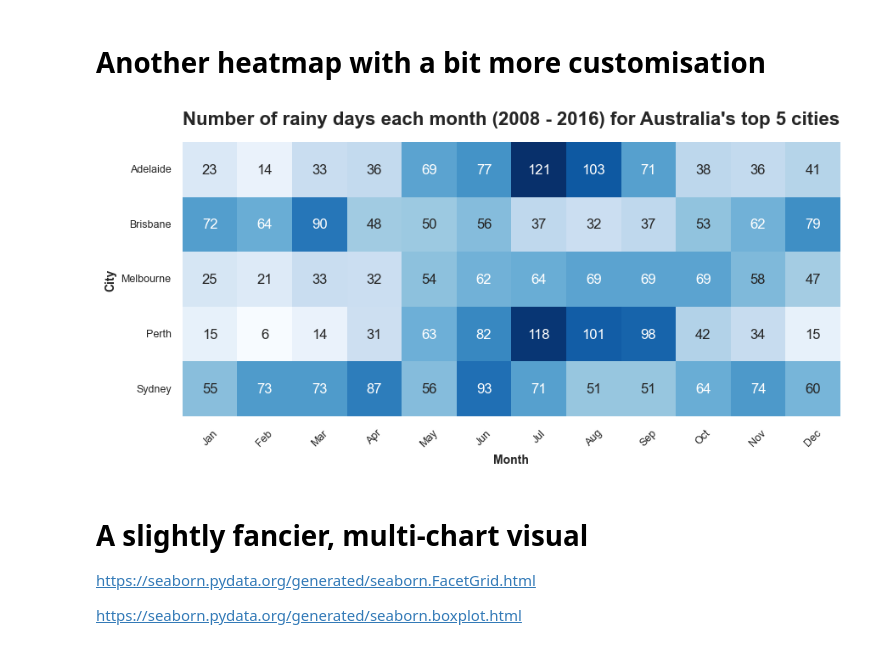
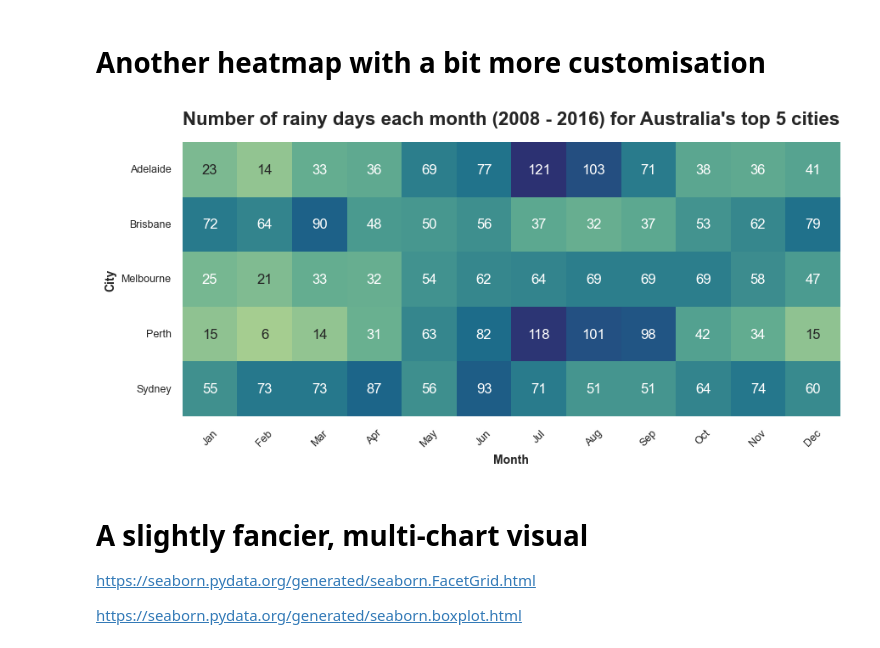
Before and after one commit to NHS-South-Central-and-West/learning-python, a Jupyter notebook: visualising-with-seaborn/surgery-visualising-data-with-seaborn.ipynb, the cells around one changed output. Cells and saved outputs as stored; diff of their text form; code cells hidden in the pictures.

```diff
--- a/visualising-with-seaborn/surgery-visualising-data-with-seaborn.ipynb
+++ b/visualising-with-seaborn/surgery-visualising-data-with-seaborn.ipynb
@@ -124,28 +113,28 @@ plt.show()
 # %%
 # Setting up matplotlib subplots so that we can make some changes later
 f,ax = plt.subplots(figsize=(10, 5))
 
 sns.heatmap(df_top5Cities_rainyDays_pivoted # Heatmap expects rectangular (pivot-like) data
             ,annot=True # Put numbers inside the cells
-            ,fmt=".0f" # force the number format
+            ,fmt=".0f" # Force the number format
             ,square=True # Square vs rectangular cells
             ,cbar=False # Get rid of the colourbar legend on the side
-            ,cmap="Blues" # Seems appropriate for rainfall. Colourmaps reference: https://matplotlib.org/stable/users/explain/colors/colormaps.html
+            ,cmap="crest" # Colourmaps reference: https://matplotlib.org/stable/users/explain/colors/colormaps.html
             ,ax=ax # Tell it to use the matplotlib axes we created earlier
            )
 
 # We need to use some matplotlib code to set our output size, add a title, and capitalise our x-axis label
 ax.tick_params(axis='x', labelsize=9, rotation=45) # I think 45-degree month labels look nicer, but this is a matter of taste.
 ax.tick_params(axis='y', labelsize=9)
 
 # Manually changing our axis labels for more control
 ax.set_xlabel("Month",fontweight="bold",fontsize=10)
 ax.set_ylabel("City",fontweight="bold",fontsize=10)
 
 # Set our title dynamically
 ax.set_title(f"Number of rainy days each month ({date_range}) for Australia's top 5 cities", fontsize=16, fontweight="bold", pad=15);
 # %% [output]
-[figure, old version]
+[figure, new version]
 # %% [markdown]
 # A slightly fancier, multi-chart visual
 
```
Also changed, not shown: parts of 5 cells of this notebook.
